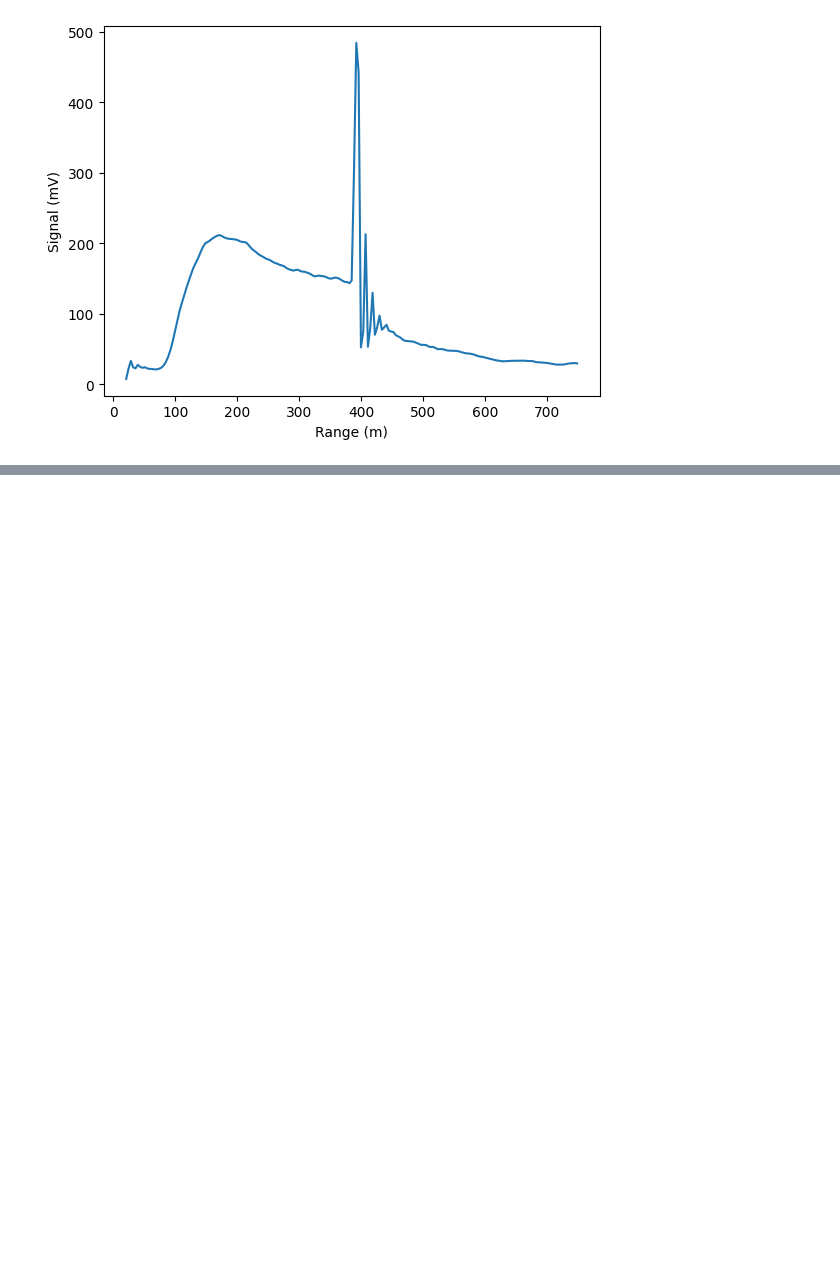
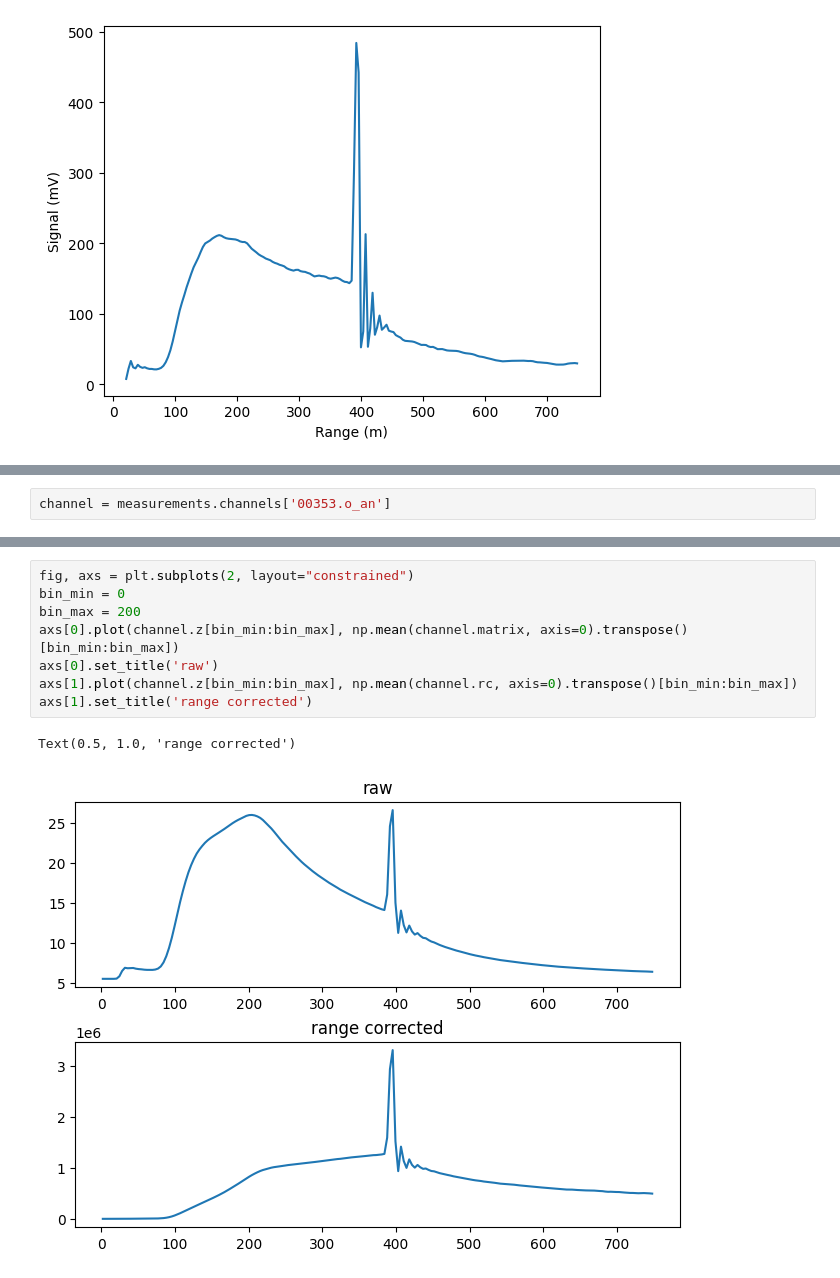
Before and after one commit to JairoRotava/lifa, a Jupyter notebook: notebooks/licel.ipynb, the cells around one changed output, grey strips where cells are left out. Drawn from its saved outputs; the diff is of its cells as text; blank space fills up the shorter version.

Commit message:
Fix to range correction function

```diff
--- a/notebooks/licel.ipynb
+++ b/notebooks/licel.ipynb
@@ -130,0 +133,2 @@ Text(0.5, 0, 'Range (m)')
+# %%
+channel = measurements.channels['00353.o_an']
@@ -130,0 +161,11 @@ Text(0.5, 0, 'Range (m)')
+# %%
+fig, axs = plt.subplots(2, layout="constrained")
+bin_min = 0
+bin_max = 200
+axs[0].plot(channel.z[bin_min:bin_max], np.mean(channel.matrix, axis=0).transpose()[bin_min:bin_max])
+axs[0].set_title('raw')
+axs[1].plot(channel.z[bin_min:bin_max], np.mean(channel.rc, axis=0).transpose()[bin_min:bin_max])
+axs[1].set_title('range corrected')
+# %% [output]
+Text(0.5, 1.0, 'range corrected')
+[figure, added]
```
Also changed, not shown: parts of 5 cells of this notebook, 3 other files.
